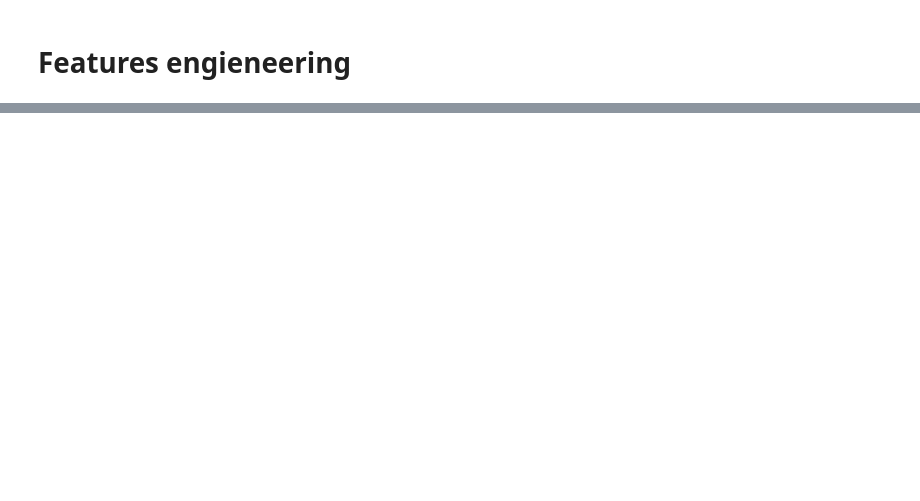
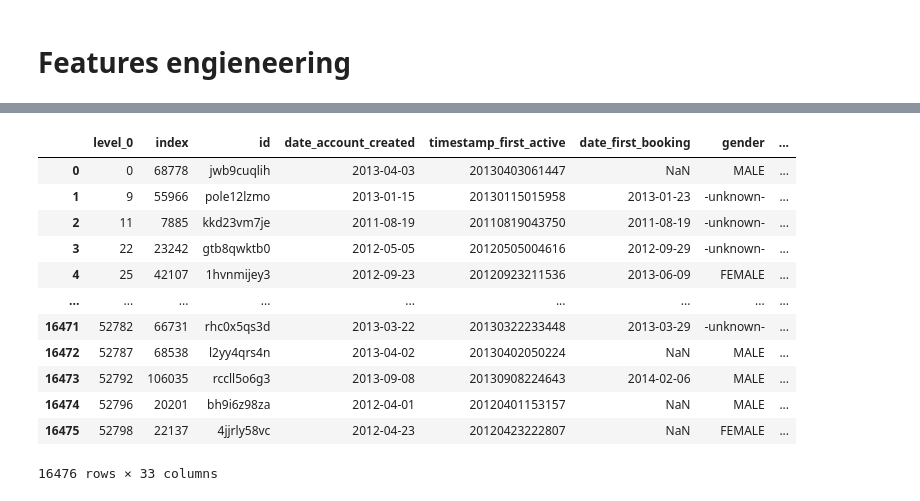
Before and after one commit to vesran/BookerGuess, a Jupyter notebook: dev/_3_train_DF_NDF.ipynb, the cells around one changed output, grey strips where cells are left out. Saved outputs shown, nothing was run; the diff lists cells and outputs as text; code cells hidden in the pictures; blank space fills up the shorter version.

```diff
--- a/dev/_3_train_DF_NDF.ipynb
+++ b/dev/_3_train_DF_NDF.ipynb
@@ -75,0 +131,17 @@ model.score(X_test, y_test)
+# %%
+errors = df[df['prediction'] != df['target']].copy().reset_index()
+errors
+# %% [output]
+|  | level_0 | index | id | date_account_created | timestamp_first_active | date_first_booking | gender | ... |
+| 0 | 0 | 68778 | jwb9cuqlih | 2013-04-03 | 20130403061447 | NaN | MALE | ... |
+| 1 | 9 | 55966 | pole12lzmo | 2013-01-15 | 20130115015958 | 2013-01-23 | -unknown- | ... |
+| 2 | 11 | 7885 | kkd23vm7je | 2011-08-19 | 20110819043750 | 2011-08-19 | -unknown- | ... |
+| 3 | 22 | 23242 | gtb8qwktb0 | 2012-05-05 | 20120505004616 | 2012-09-29 | -unknown- | ... |
+| 4 | 25 | 42107 | 1hvnmijey3 | 2012-09-23 | 20120923211536 | 2013-06-09 | FEMALE | ... |
+| ... | ... | ... | ... | ... | ... | ... | ... | ... |
+| 16471 | 52782 | 66731 | rhc0x5qs3d | 2013-03-22 | 20130322233448 | 2013-03-29 | -unknown- | ... |
+| 16472 | 52787 | 68538 | l2yy4qrs4n | 2013-04-02 | 20130402050224 | NaN | MALE | ... |
+| 16473 | 52792 | 106035 | rccll5o6g3 | 2013-09-08 | 20130908224643 | 2014-02-06 | MALE | ... |
+| 16474 | 52796 | 20201 | bh9i6z98za | 2012-04-01 | 20120401153157 | NaN | MALE | ... |
+| 16475 | 52798 | 22137 | 4jjrly58vc | 2012-04-23 | 20120423222807 | NaN | FEMALE | ... |
+16476 rows × 33 columns
```
Also changed, not shown: parts of 15 cells of this notebook.
